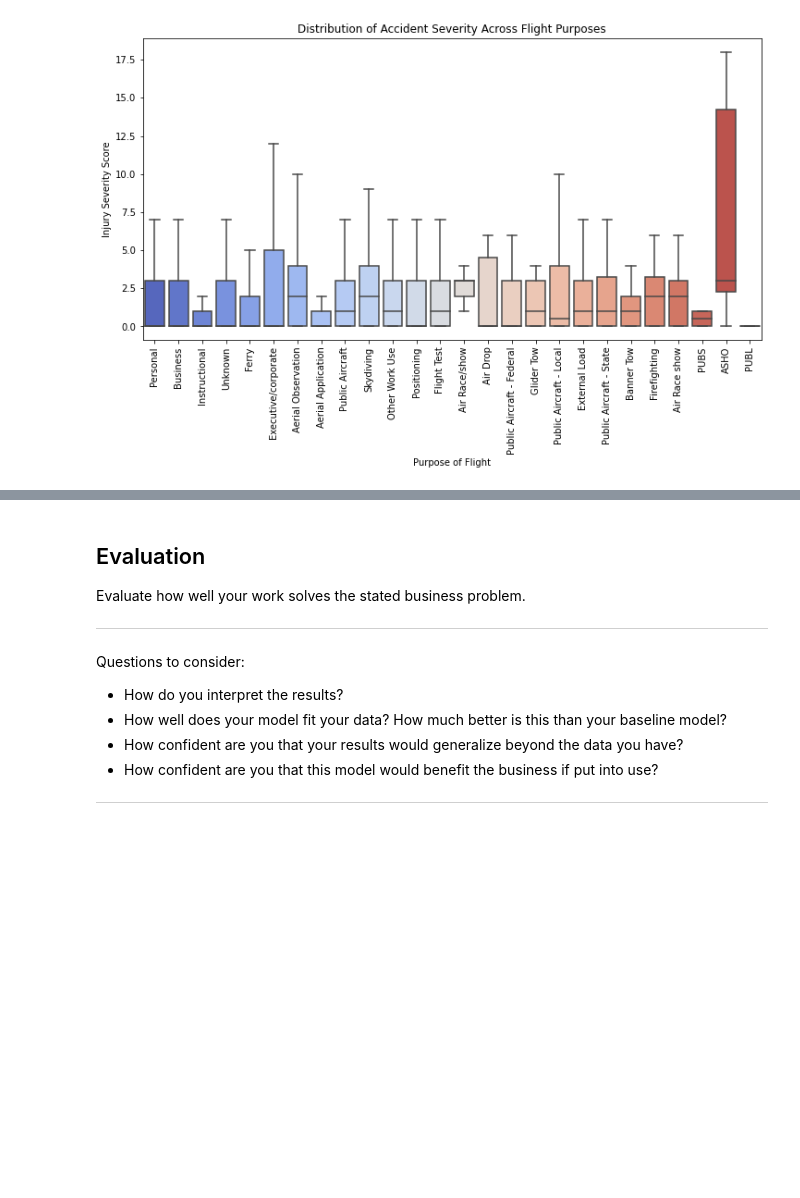
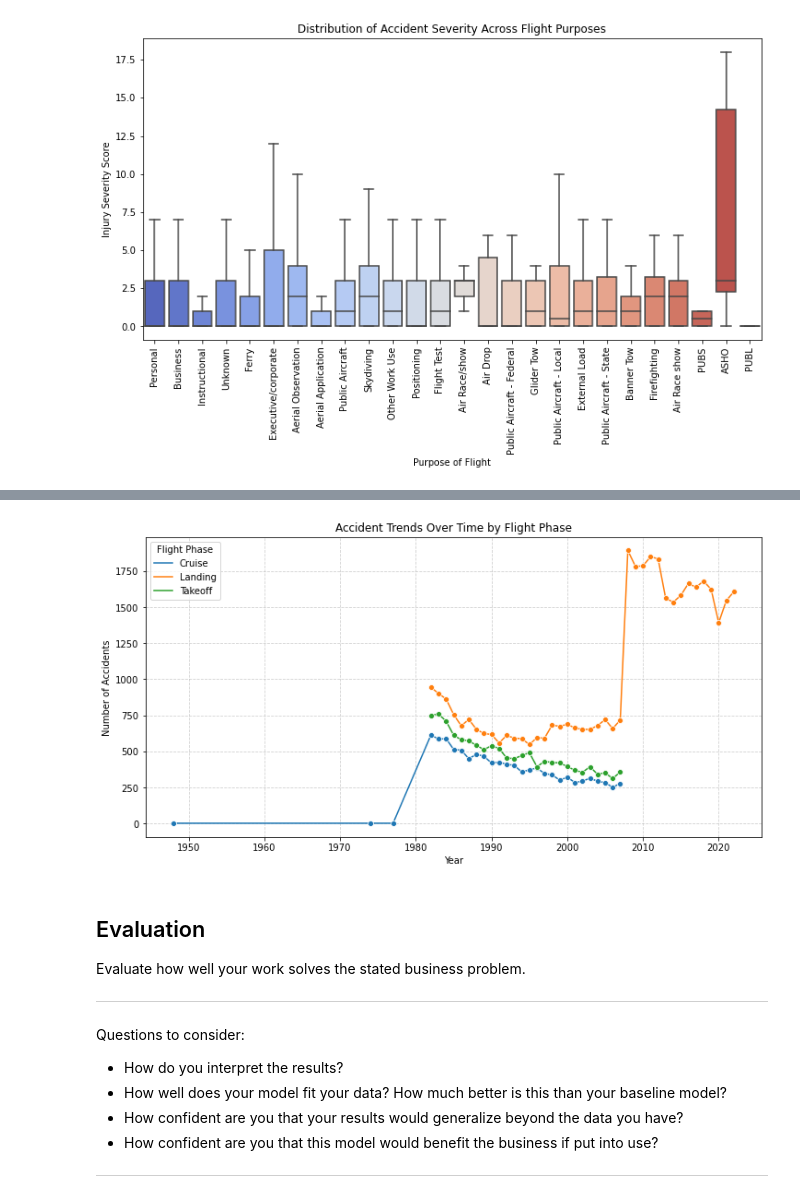
Before and after one commit to G-Money-Himself/Navigating-Aviation-Risk-for-Business-Expansion-PJ1, a Jupyter notebook: Navigating Aviation Risks for Business Expansion .ipynb, the cells around one changed output, grey strips where cells are left out. Cells and saved outputs as stored; diff of their text form; code cells hidden in the pictures; blank space fills up the shorter version.

```diff
--- a/Navigating Aviation Risks for Business Expansion .ipynb
+++ b/Navigating Aviation Risks for Business Expansion .ipynb
@@ -327,3 +368,35 @@ Name: Injury_Severity_Score, dtype: float64
+# %%
+# Convert Event.Date to datetime format
+aviation_df['Event.Date'] = pd.to_datetime(aviation_df['Event.Date'], errors='coerce')
+
+# Extract the year from the Event.Date column
+aviation_df['Year'] = aviation_df['Event.Date'].dt.year
+
+# Filter data for relevant flight phases
+flight_phases = ['Takeoff', 'Cruise', 'Landing']
+filtered_df = aviation_df[aviation_df['Broad.phase.of.flight'].isin(flight_phases)]
+
+# Count accidents per year for each flight phase
+accident_trends = filtered_df.groupby(['Year', 'Broad.phase.of.flight']).size().reset_index(name='Accident Count')
+
+# Plot the line chart
+plt.figure(figsize=(12, 6))
+sns.lineplot(x='Year', y='Accident Count', hue='Broad.phase.of.flight', data=accident_trends, marker='o')
+
+# Customize the plot
+plt.xlabel("Year")
+plt.ylabel("Number of Accidents")
+plt.title("Accident Trends Over Time by Flight Phase")
+plt.legend(title="Flight Phase")
+plt.grid(True, linestyle='--', alpha=0.6)
+
+# Save the plot
+plt.savefig("flight_phase_trends.png", dpi=300, bbox_inches='tight')
+
+# Show the plot
+plt.show()
+# %% [output]
+[figure, added]
 # %% [markdown]
 ## Evaluation
 Evaluate how well your work solves the stated business problem.
```
Also changed, not shown: parts of 12 cells of this notebook, 8 other files.
